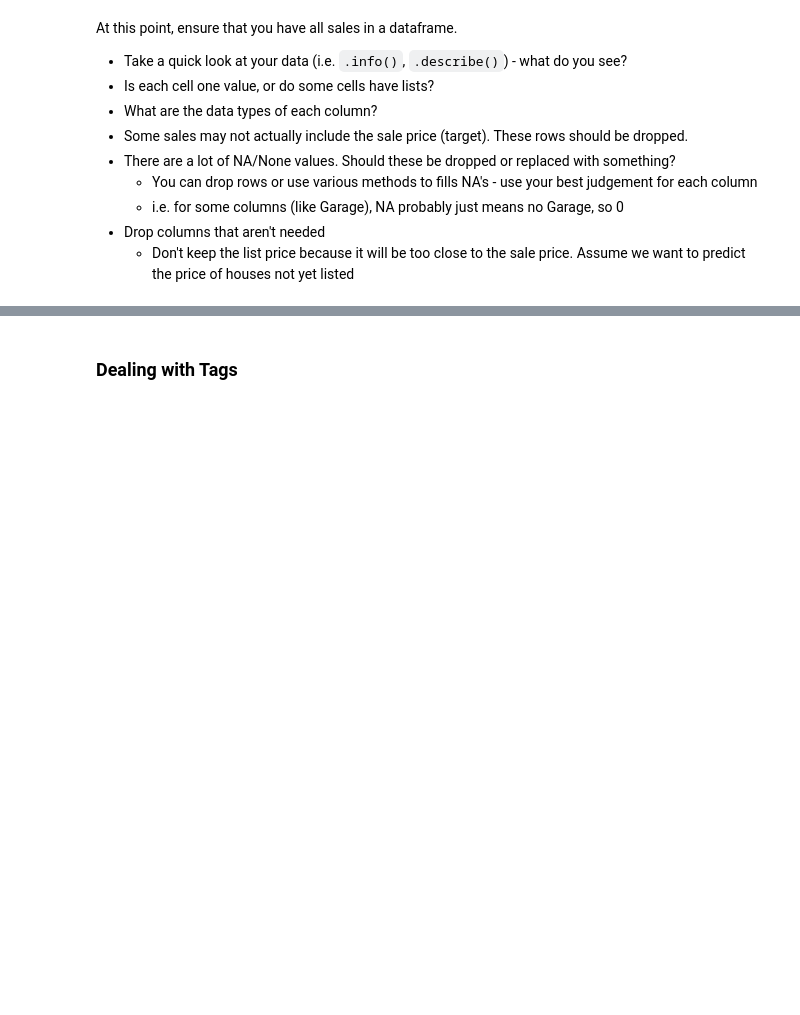
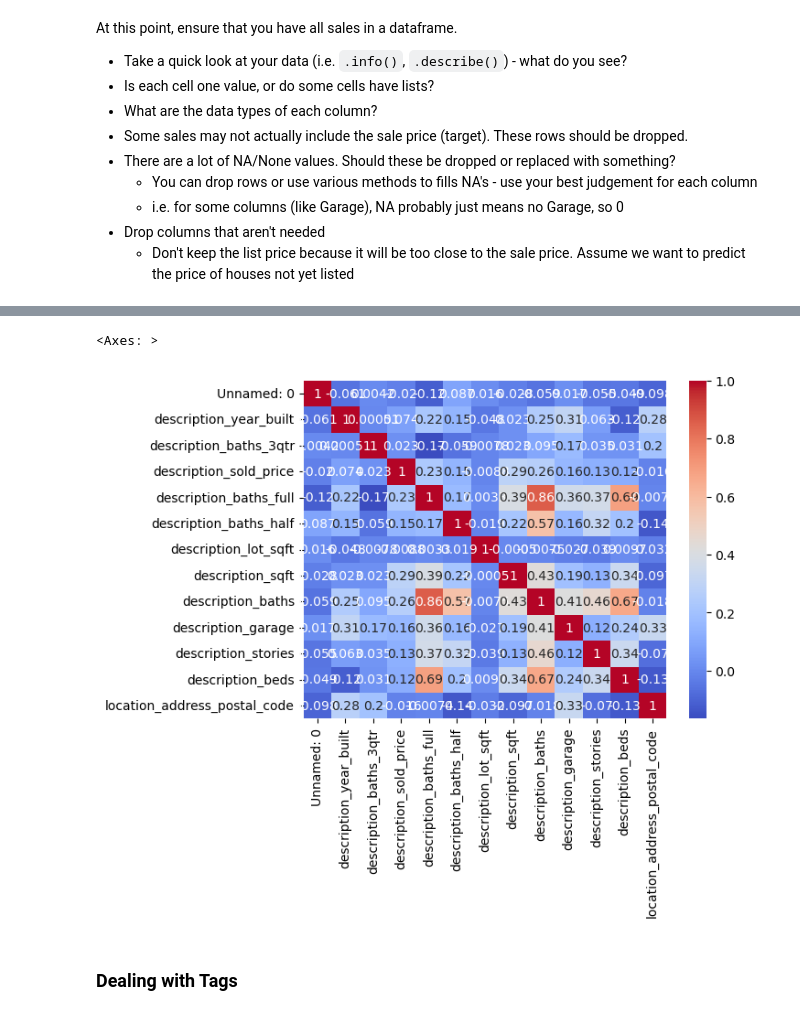
Before and after one commit to wjura/lhl-midterm-project, a Jupyter notebook: notebooks/1 - EDA.ipynb, the cells around one changed output, grey strips where cells are left out. Drawn from its saved outputs; the diff is of its cells as text; code cells hidden in the pictures; blank space fills up the shorter version.

```diff
--- a/notebooks/1 - EDA.ipynb
+++ b/notebooks/1 - EDA.ipynb
@@ -40,0 +258,9 @@ At this point, ensure that you have all sales in a dataframe.
+# %%
+# Fill null values with mean for sq ft of the lot and house
+df['description_lot_sqft'] = df['description_lot_sqft'].fillna(df['description_lot_sqft'].mean())
+df['description_sqft'] = df['description_sqft'].fillna(df['description_sqft'].mean())
+# %%
+# Calculate median for description_year_built
+year_built_median = df['description_year_built'].median()
+year_built_median_int = int(year_built_median)
+year_built_median_int
@@ -40,0 +269,6 @@ At this point, ensure that you have all sales in a dataframe.
+# %%
+# Fill null values for year built with the median
+df['description_year_built'] = df['description_year_built'].fillna(year_built_median_int)
+# %%
+# Fill null values for description_type with the most frequent value
+df['description_type'] = df['description_type'].fillna(df['description_type'].mode()[0])
@@ -41,3 +297,13 @@ At this point, ensure that you have all sales in a dataframe.
+# %%
+# This will be moved to EDA/ Visualization - then we can remove redundant baths columns
+
+numeric_df = df.select_dtypes(include = ["float64", "int64"])
+
+correlation_matrix = numeric_df.corr()
+sns.heatmap(correlation_matrix, annot = True, cmap = "coolwarm")
+# %% [output]
+<Axes: >
+[figure, added]
 # %%
 # load and concatenate data here
 # drop or replace values as necessary
```
Also changed, not shown: parts of 17 cells of this notebook, 1 other file.
